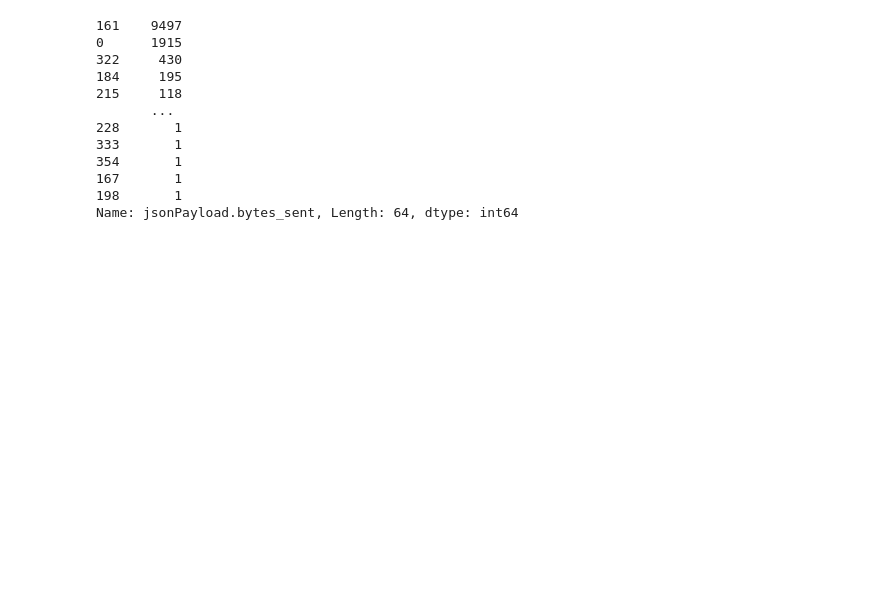
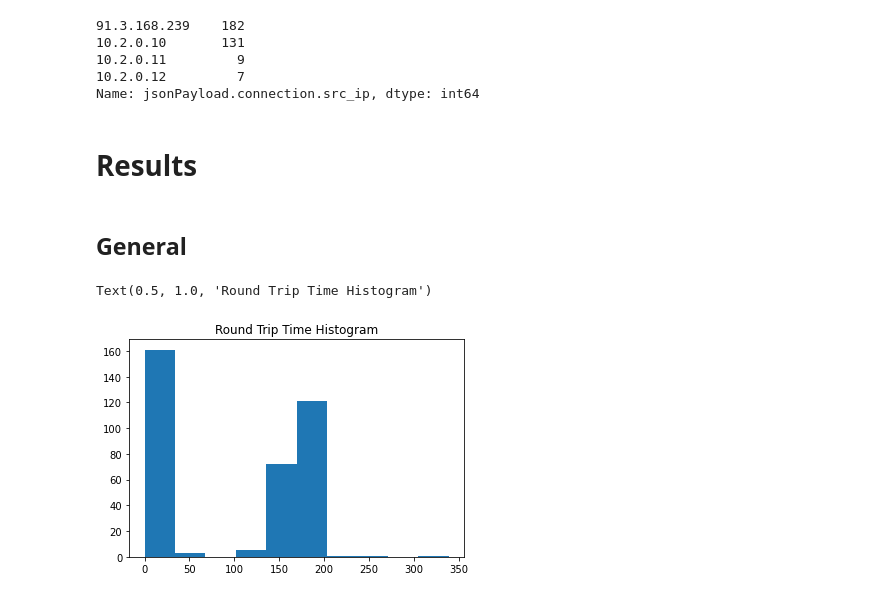
Before and after one commit to dos-group/syncmesh, a Jupyter notebook: evaluation/Main.ipynb, the cells around one changed output. Saved outputs shown, nothing was run; the diff lists cells and outputs as text; code cells hidden in the pictures; blank space fills up the shorter version.

```diff
--- a/evaluation/Main.ipynb
+++ b/evaluation/Main.ipynb
@@ -12,8 +16,13 @@ df = (pd.DataFrame(df['jsonPayload'].values.tolist())
 df = (pd.DataFrame(df['jsonPayload.connection'].values.tolist())
         .add_prefix('jsonPayload.connection.')
         .join(df.drop('jsonPayload.connection', 1)))
-df = df.astype({'jsonPayload.bytes_sent': 'int32'})
+df = df.dropna(subset=['jsonPayload.rtt_msec'])
+df = df.astype({
+    'jsonPayload.bytes_sent': 'int32',
+    'jsonPayload.rtt_msec': 'int32'
+    })
 # df = df.astype({'jsonPayload.connection.src_port': 'int32'})
 # df = df.astype({'jsonPayload.connection.dest_port': 'int32'})
-df.info()
+df[["jsonPayload.connection.src_ip", "jsonPayload.connection.dest_ip", "jsonPayload.bytes_sent", "jsonPayload.rtt_msec", "timestamp"]].head()
+# df.info()
 # %% [output]
@@ -37,22 +35,39 @@ memory usage: 8.6+ MB
 # %%
-fromClient = df[df['jsonPayload.connection.src_ip']=='10.2.0.5']
-fromClientTo4 = fromClient[fromClient['jsonPayload.connection.dest_ip']=='10.2.0.4']
-fromClientTo4 = fromClientTo4[fromClientTo4['jsonPayload.connection.dest_port']==8080]
-# fromClientTo4 = fromClientTo4[fromClientTo4['jsonPayload.bytes_sent']>200]
-fromClientTo4.head()
-fromClientTo4['jsonPayload.connection.protocol'].value_counts()
-fromClientTo4['jsonPayload.bytes_sent'].value_counts()
+fromClient = df[df['jsonPayload.connection.src_ip']=='10.2.0.2']
+toServer = df[df['jsonPayload.connection.dest_ip']=='10.2.0.3']
+
+nodes = ["10.2.0.10", "10.2.0.11", "10.2.0.12"]
+fromClientDataset = {}
+toServerDataset = {}
+for node in nodes:
+    fromClientDataset[node] = fromClient[fromClient['jsonPayload.connection.dest_ip']==node]
+
+for node in nodes:
+    toServerDataset[node] = toServer[toServer['jsonPayload.connection.src_ip']==node]
+
+
+# fromClientTo4 = fromClientTo4[fromClientTo4['jsonPayload.connection.dest_port']==8080]
+# fromClientTo4 = fromClientTo4[fromClientTo4['jsonPayload.bytes_sent']!=0]
+# toServer.head()
+# toServerDataset["10.2.0.11"].info()
+toServer['jsonPayload.connection.src_ip'].value_counts()
+# fromClientTo4['jsonPayload.connection.protocol'].value_counts()
+# fromClientTo4['jsonPayload.bytes_sent'].value_counts()
 # fromClientTo4.info()
 # %% [output]
-161    9497
-0      1915
-322     430
-184     195
-215     118
-       ...
-228       1
-333       1
-354       1
-167       1
-198       1
-Name: jsonPayload.bytes_sent, Length: 64, dtype: int64
+91.3.168.239    182
+10.2.0.10       131
+10.2.0.11         9
+10.2.0.12         7
+Name: jsonPayload.connection.src_ip, dtype: int64
+# %% [markdown]
+# Results
+# %% [markdown]
+## General
+# %%
+fig, ax = plt.subplots()
+ax.hist(df['jsonPayload.rtt_msec'])
+ax.set_title("Round Trip Time Histogram")
+# %% [output]
+Text(0.5, 1.0, 'Round Trip Time Histogram')
+[figure, added]
```
Also changed, not shown: parts of 10 cells of this notebook, 1 other file.
